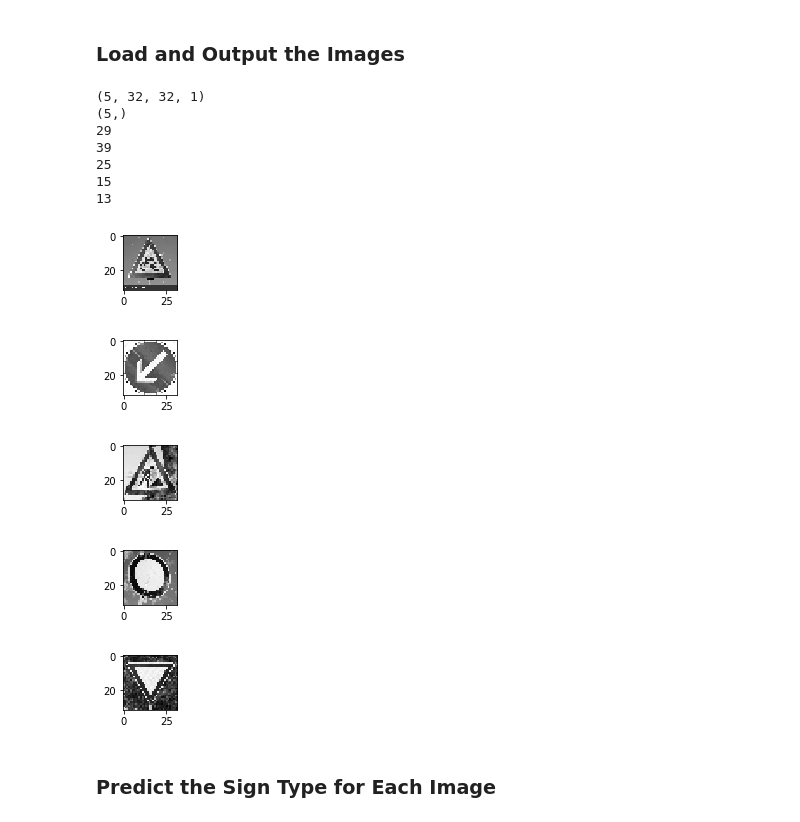
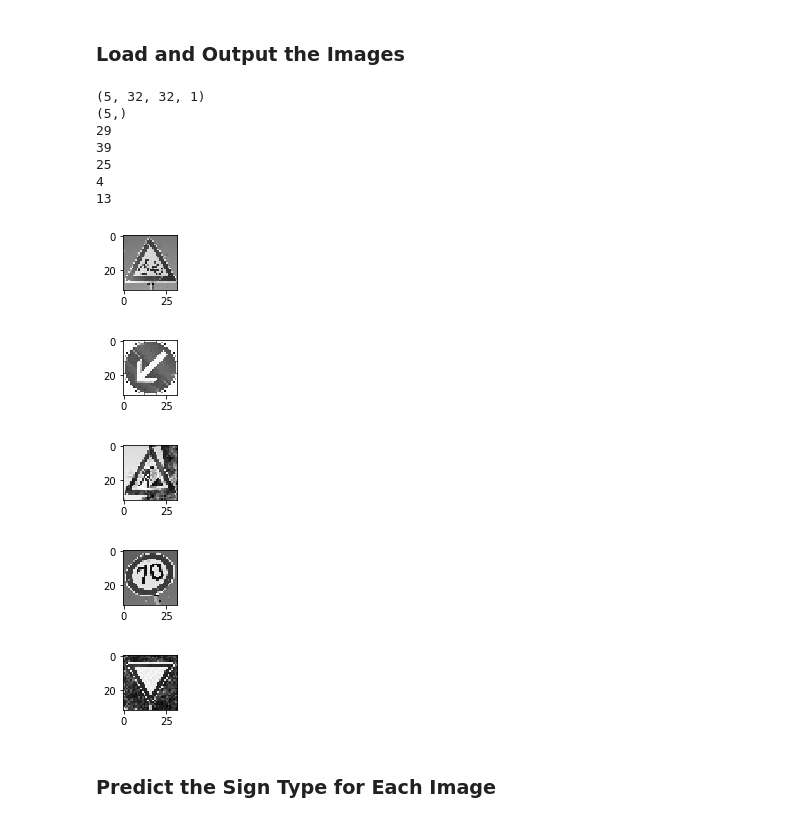
Before and after one commit to zeeexsixare/CarND-Traffic-Sign-Classifier-Project, a Jupyter notebook: Traffic_Sign_Classifier.ipynb, the cells around one changed output. Saved outputs shown, nothing was run; the diff lists cells and outputs as text; code cells hidden in the pictures.

```diff
--- a/Traffic_Sign_Classifier.ipynb
+++ b/Traffic_Sign_Classifier.ipynb
@@ -413,7 +421,7 @@ import matplotlib.pyplot as plt
 
 X_train2 = []
 y_train2 = []
-bikecross = cv2.imread('./traffic-signs-data/german-road-sign-bicycles-crossing-J2MRAJ.jpg')
+bikecross = cv2.imread('./traffic-signs-data/bike.jpg')
 bikecross = cv2.resize(bikecross, (32, 32),interpolation=cv2.INTER_CUBIC)
 X_train2.append(bikecross)
 y_train2.append(29)
@@ -426,42 +434,47 @@ y_train2.append(39)
 roadwork = cv2.imread('./traffic-signs-data/58428665-german-traffic-sign-caution-roadworks.jpg')
 roadwork = cv2.resize(roadwork, (32, 32),interpolation=cv2.INTER_CUBIC)
 X_train2.append(roadwork)
 y_train2.append(25)
 
-novehicles = cv2.imread('./traffic-signs-data/65105198-german-road-sign-no-vehicles.jpg')
-novehicles = cv2.resize(novehicles, (32, 32),interpolation=cv2.INTER_CUBIC)
-X_train2.append(novehicles)
-y_train2.append(15)
+seventy = cv2.imread('./traffic-signs-data/seventy.jpg')
+seventy = cv2.resize(seventy, (32, 32),interpolation=cv2.INTER_CUBIC)
+X_train2.append(seventy)
+y_train2.append(4)
+
+#novehicles = cv2.imread('./traffic-signs-data/65105198-german-road-sign-no-vehicles.jpg')
+#novehicles = cv2.resize(novehicles, (32, 32),interpolation=cv2.INTER_CUBIC)
+#X_train2.append(novehicles)
+#y_train2.append(15)
 
 giveway = cv2.imread('./traffic-signs-data/32842016-german-road-sign-give-way.jpg')
 giveway = cv2.resize(giveway, (32, 32),interpolation=cv2.INTER_CUBIC)
 X_train2.append(giveway)
 y_train2.append(13)
 
 X_train2=gray(X_train2)
 X_train2=norm(X_train2)
 
 print(np.asarray(X_train2).shape)
 print(np.asarray(y_train2).shape)
 
 for index in range(len(X_train2)):
     #index=0
     image = X_train2[index].squeeze()
     plt.figure(figsize=(1,1))
     plt.imshow(image, cmap="gray")
     print(y_train2[index])
 # %% [output]
 (5, 32, 32, 1)
 (5,)
 29
 39
 25
-15
+4
 13
-[figure, old version]
+[figure, new version]
-[figure, old version]
+[figure, new version]
-[figure, old version]
+[figure, new version]
-[figure, old version]
+[figure, new version]
 [figure]
 # %% [markdown]
 ### Predict the Sign Type for Each Image
```
Also changed, not shown: parts of 6 cells of this notebook.
